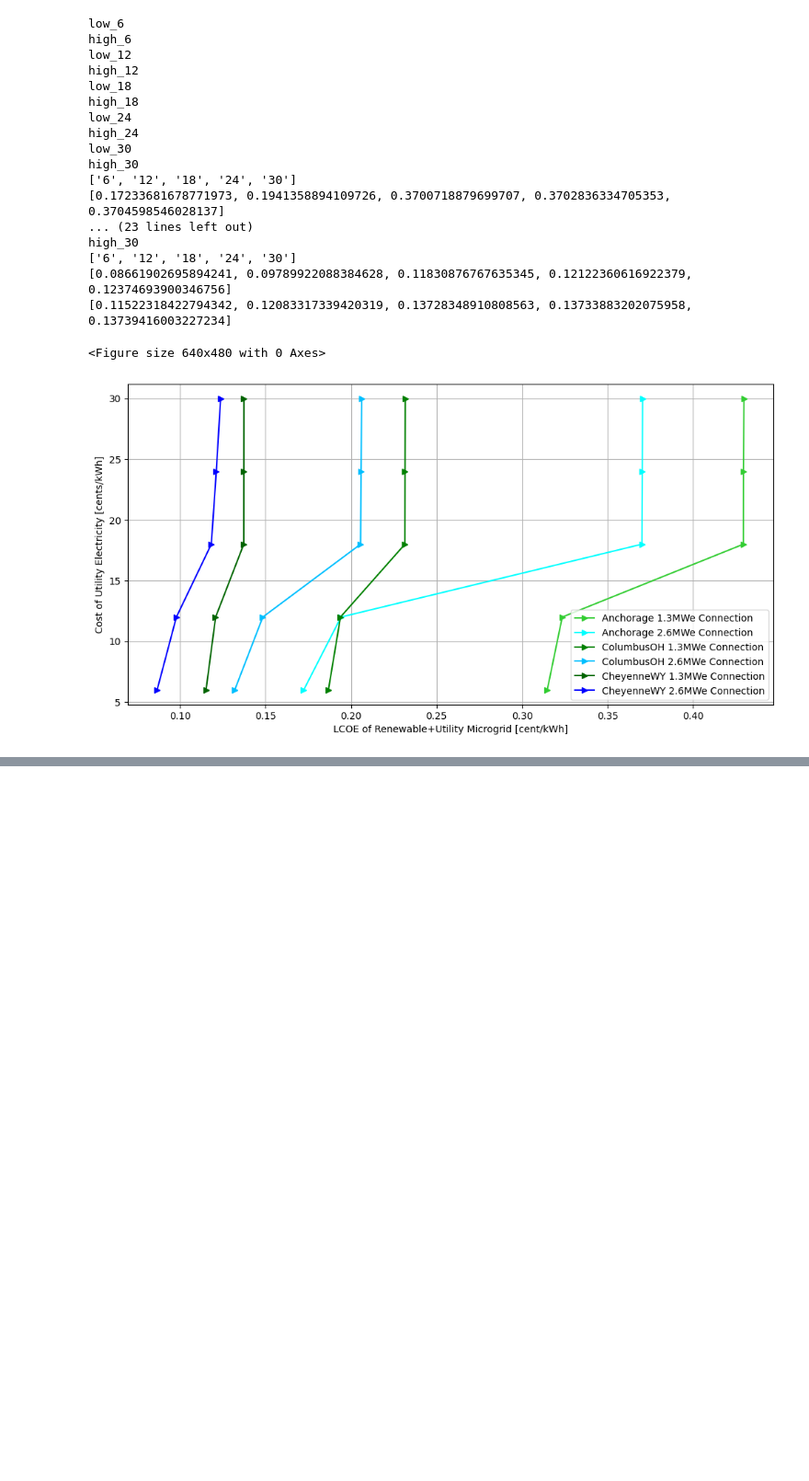
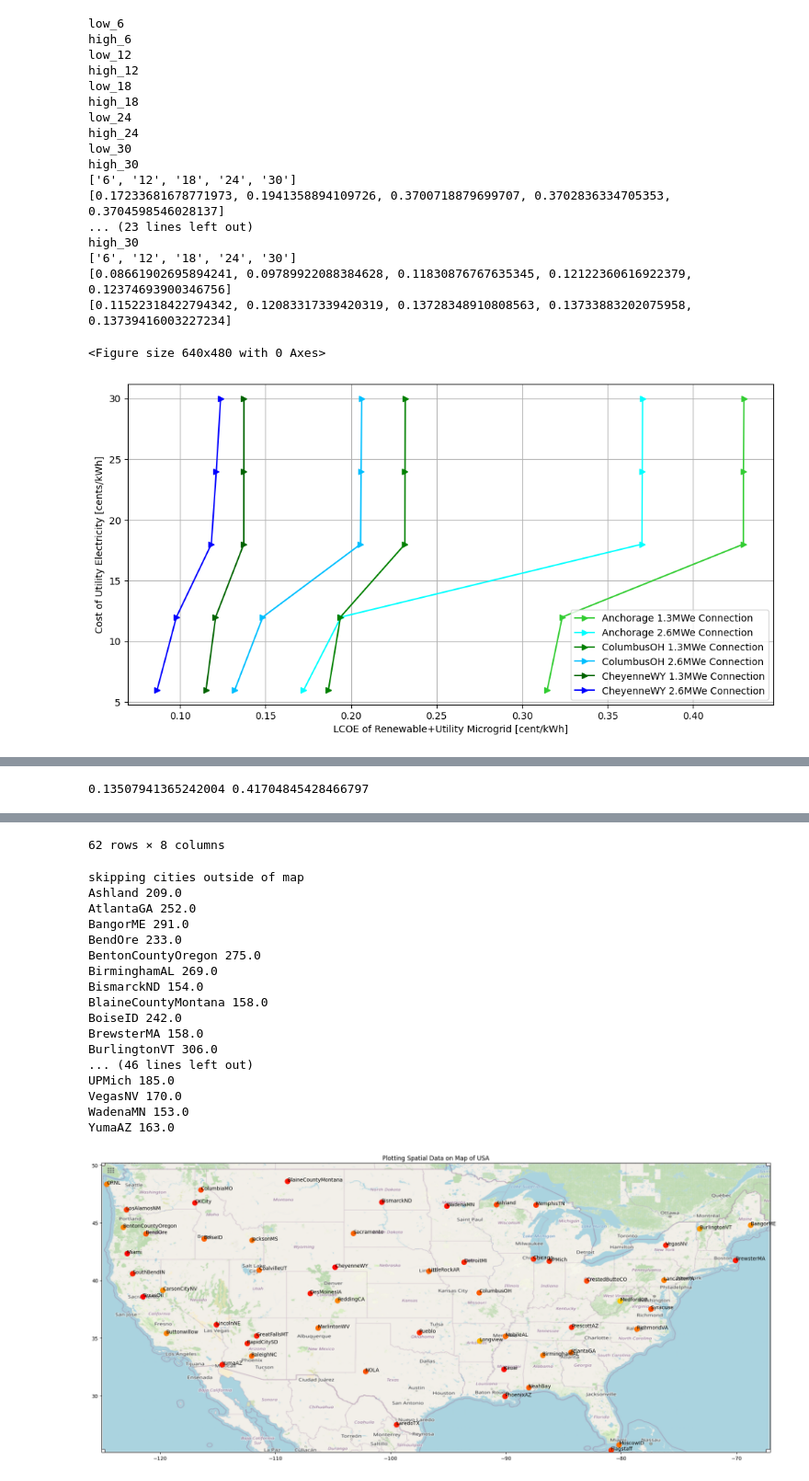
Before and after one commit to uw-reti/homer, a Jupyter notebook: ClimateStudies/OutputProcessing/HOMERDataProcessor.ipynb, the cells around one changed output, grey strips where cells are left out. Shown at 92% size. Cells and saved outputs as stored; diff of their text form; code cells hidden in the pictures; blank space fills up the shorter version.

Commit message:
debugging map plotting

```diff
--- a/ClimateStudies/OutputProcessing/HOMERDataProcessor.ipynb
+++ b/ClimateStudies/OutputProcessing/HOMERDataProcessor.ipynb
@@ -608,7 +594,7 @@ for kcc in KCC:
     for c in cases:
         try:
             c = loc_var_dict[kcc].loc[(str(c),slice(None))]
-            display(c)
+            #display(c)
         except:
             pass
 #display(loc_var_dict)
@@ -1398,0 +1347,53 @@ plt.savefig(image_dir + f'/kcc_avg_2.6MWe_util_{descriptor}.png')
+# %%
+import matplotlib as mpl
+## Fixing map to have kcc, LCOE data
+# find city, max LCOE, OCC data point for microreactor
+city_max_dict = {}
+city_occ_dict = {}
+for kcc in uRX_LCOE_dict_koppen:
+    for city in uRX_LCOE_dict_koppen[kcc]:
+        try:
+            city_max_dict[city]=max(uRX_LCOE_dict_koppen[kcc][city])
+        except:
+            pass
+for kcc in uRX_cost_dict_koppen:
+    for city in uRX_cost_dict_koppen[kcc]:
+        try:
+            city_occ_dict[city]=max(uRX_cost_dict_koppen[kcc][city])
+        except:
+            pass
+#print(city_max_dict)
+#print(city_occ_dict)
+
+
+BBox = ((-125.068,   -67.061,
+         25.083, 50.183))
+ruh_m = plt.imread(os.getcwd() + '/usa_map.png')
+
+for city in coords_df['Name/Nearby Landmark']:
+    if city in city_max_dict.keys():
+        pass #print(city)
+min_LCOE = min(city_max_dict.values())
+max_LCOE = max(city_max_dict.values())
+print(min_LCOE,max_LCOE)
+
+cmap = plt.cm.autumn
+norm = mpl.colors.Normalize(vmin=min_LCOE,vmax=max_LCOE)
+fig, ax = plt.subplots(figsize = (24,16))
+display(coords_df)
+for i in range(len(coords_df['Neg. Longitude'])):
+    city = coords_df['Name/Nearby Landmark'][i]
+    print(city, 1000*round(city_max_dict[city],3))
+    ax.scatter(coords_df['Neg. Longitude'][i] , coords_df['Latitude (decimal degrees)'][i], zorder=1, c = city_max_dict[city], cmap=cmap,norm =norm,  s=100)
+    ax.annotate( f"{city}" , (coords_df['Neg. Longitude'][i], coords_df['Latitude (decimal degrees)'][i]))
+    #print('The wrong data point is: ', 1000*round(city_max_dict[coords_df['Name/Nearby Landmark'][i]],3),)
+#for i, label in enumerate(coords_df['Name/Nearby Landmark']):
+
+ax.set_title('Plotting Spatial Data on Map of USA')
+ax.set_xlim(BBox[0],BBox[1])
+ax.set_ylim(BBox[2],BBox[3])
+#plt.colorbar(cmap(norm))
+ax.imshow(ruh_m, zorder=0, extent = BBox, aspect= 'equal')
+plt.savefig(image_dir + '/loc_var_all.png')
+# %% [output]
+0.13507941365242004 0.41704845428466797
@@ -1399,3 +1412,22 @@ plt.savefig(image_dir + f'/kcc_avg_2.6MWe_util_{descriptor}.png')
+62 rows × 8 columns
+skipping cities outside of map
+Ashland 209.0
+AtlantaGA 252.0
+BangorME 291.0
+BendOre 233.0
+BentonCountyOregon 275.0
+BirminghamAL 269.0
+BismarckND 154.0
+BlaineCountyMontana 158.0
+BoiseID 242.0
+BrewsterMA 158.0
+BurlingtonVT 306.0
+... (46 lines left out)
+UPMich 185.0
+VegasNV 170.0
+WadenaMN 153.0
+YumaAZ 163.0
+[figure, added]
 # %%
 m = len(Case2CFA)
 fig = plt.figure(figsize=(24,12))
```
Also changed, not shown: parts of 6 cells of this notebook, 8 other files.
